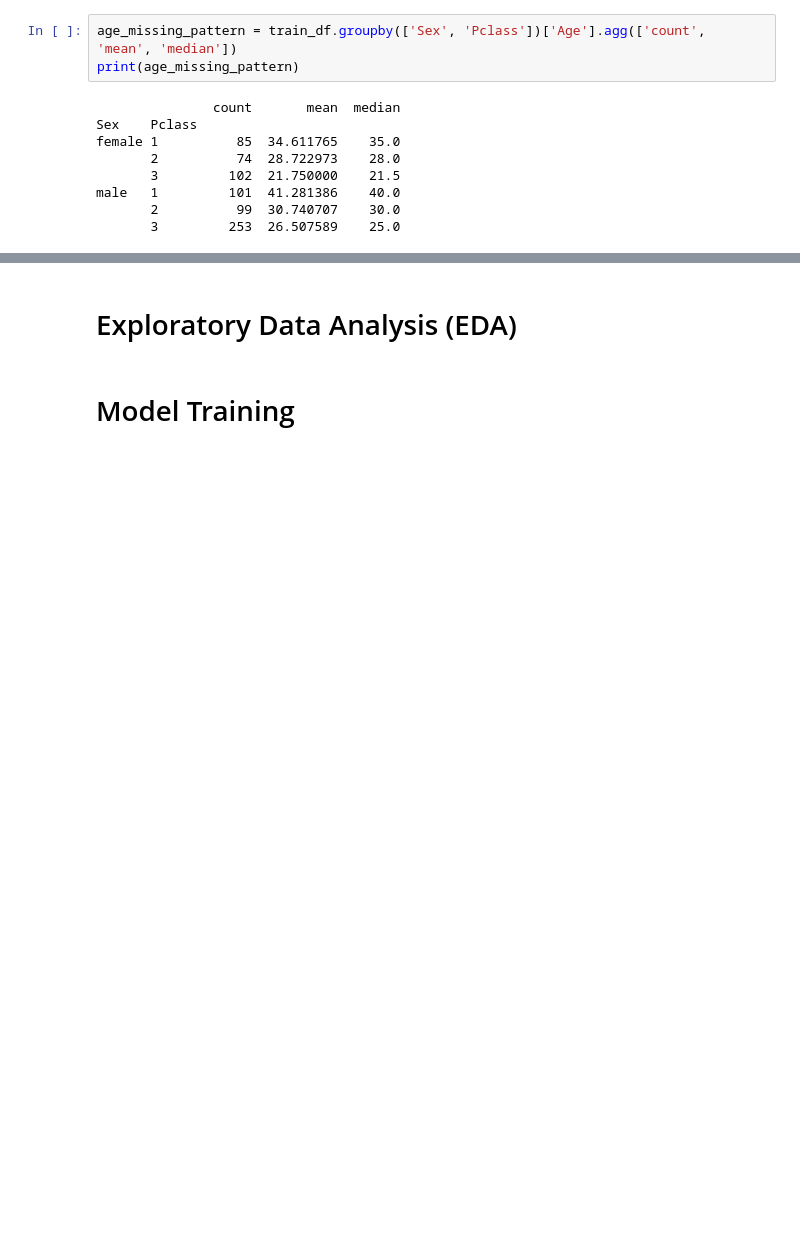
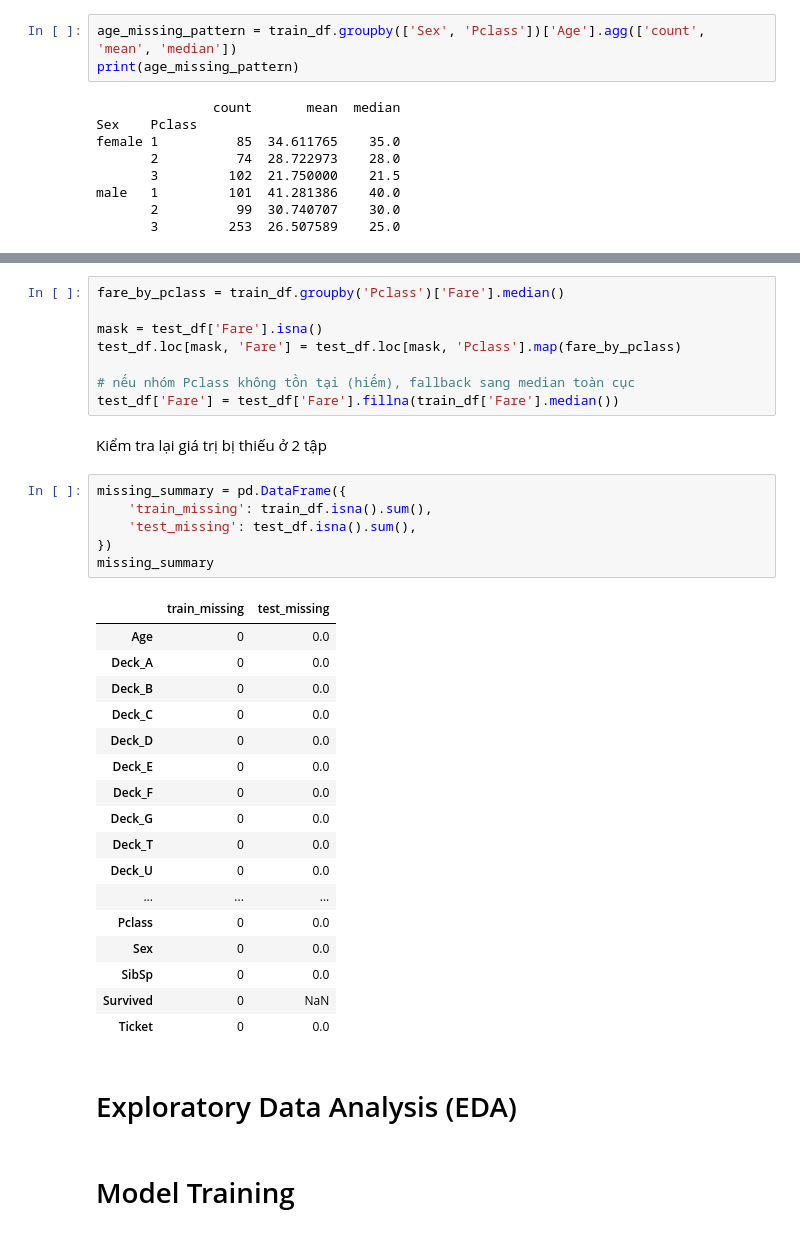
Before and after one commit to Phtzone/SGU25_KPDL_Group, a Jupyter notebook: Challange 1/titanic/titanic.ipynb, the cells around one changed output, grey strips where cells are left out. Cells and saved outputs as stored; diff of their text form; blank space fills up the shorter version.

```diff
--- a/Challange 1/titanic/titanic.ipynb
+++ b/Challange 1/titanic/titanic.ipynb
@@ -122,3 +239,37 @@ male   1         101  41.281386    40.0
+# %%
+fare_by_pclass = train_df.groupby('Pclass')['Fare'].median()
+
+mask = test_df['Fare'].isna()
+test_df.loc[mask, 'Fare'] = test_df.loc[mask, 'Pclass'].map(fare_by_pclass)
+
+# nếu nhóm Pclass không tồn tại (hiếm), fallback sang median toàn cục
+test_df['Fare'] = test_df['Fare'].fillna(train_df['Fare'].median())
+# %% [markdown]
+Kiểm tra lại giá trị bị thiếu ở 2 tập
+# %%
+missing_summary = pd.DataFrame({
+    'train_missing': train_df.isna().sum(),
+    'test_missing': test_df.isna().sum(),
+})
+missing_summary
+# %% [output]
+|  | train_missing | test_missing |
+| Age | 0 | 0.0 |
+| Deck_A | 0 | 0.0 |
+| Deck_B | 0 | 0.0 |
+| Deck_C | 0 | 0.0 |
+| Deck_D | 0 | 0.0 |
+| Deck_E | 0 | 0.0 |
+| Deck_F | 0 | 0.0 |
+| Deck_G | 0 | 0.0 |
+| Deck_T | 0 | 0.0 |
+| Deck_U | 0 | 0.0 |
+| ... | ... | ... |
+| Pclass | 0 | 0.0 |
+| Sex | 0 | 0.0 |
+| SibSp | 0 | 0.0 |
+| Survived | 0 | NaN |
+| Ticket | 0 | 0.0 |
 # %% [markdown]
 # Exploratory Data Analysis (EDA)
 # %% [markdown]
```
Also changed, not shown: parts of 19 cells of this notebook.
